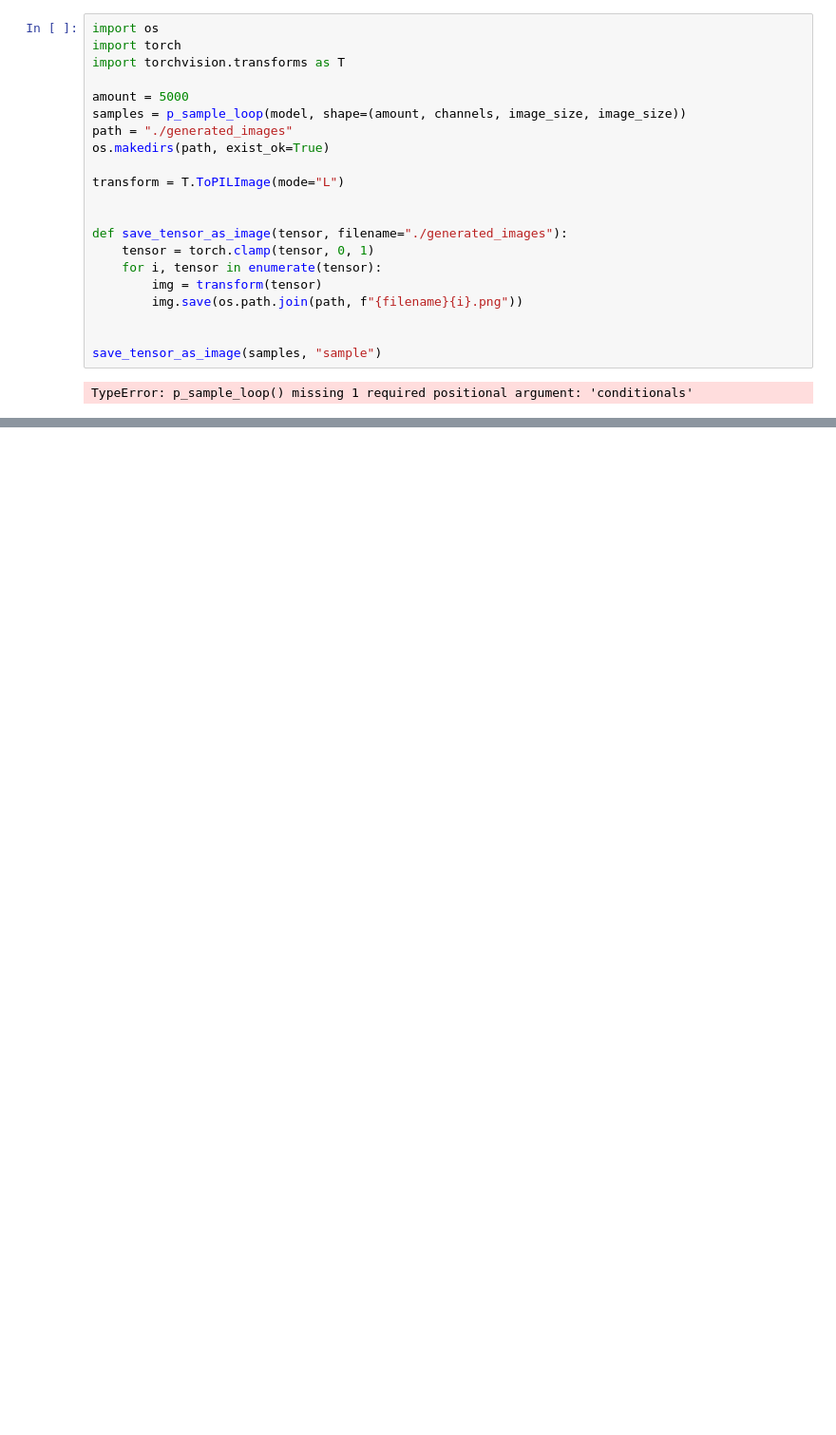
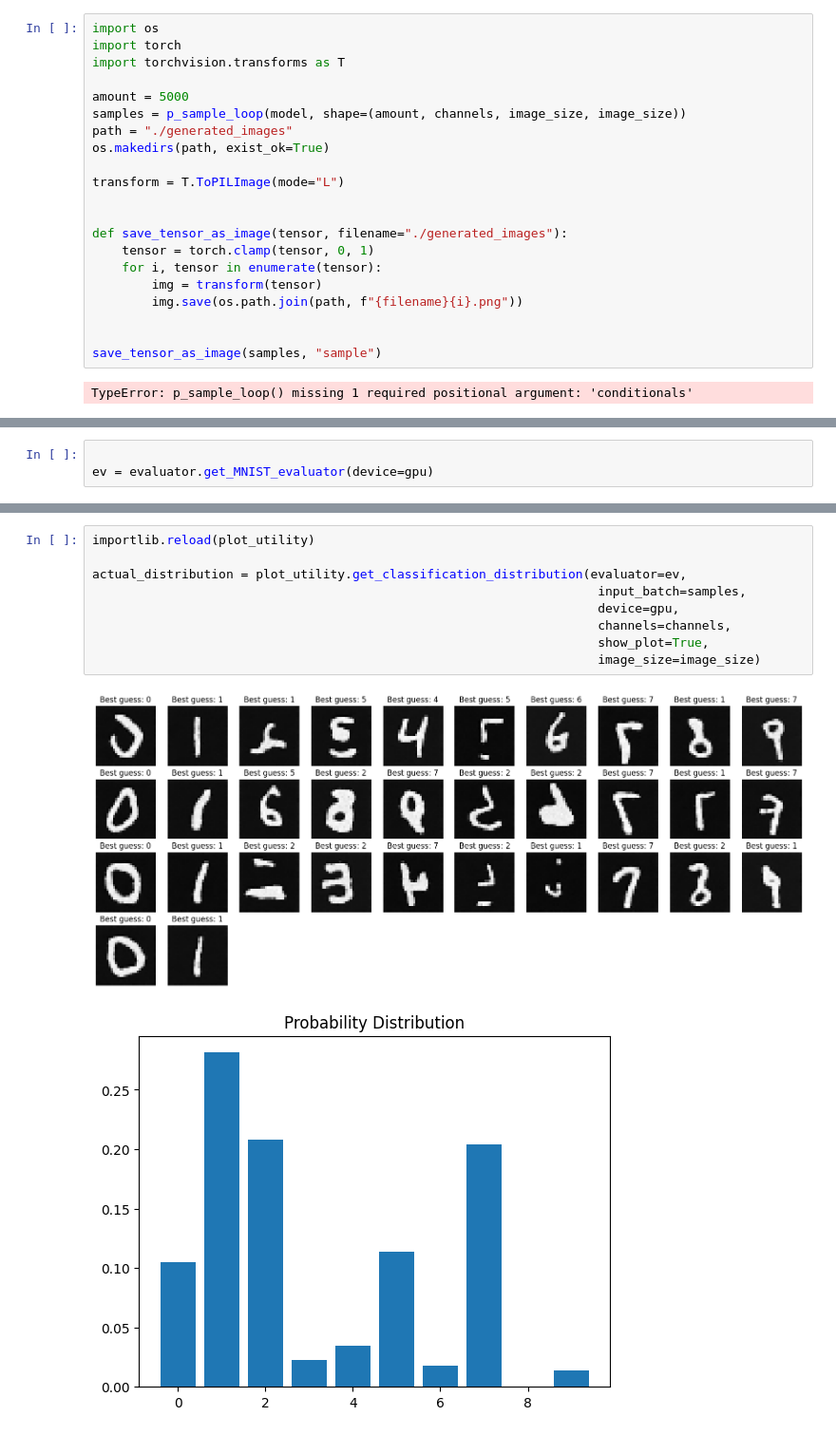
Before and after one commit to RamtinS/diffusion-model, a Jupyter notebook: DDPM.ipynb, the cells around one changed output, grey strips where cells are left out. Shown at 95% size. Cells and saved outputs as stored; diff of their text form; blank space fills up the shorter version.

```diff
--- a/DDPM.ipynb
+++ b/DDPM.ipynb
@@ -383,0 +407,3 @@ TypeError: p_sample_loop() missing 1 required positional argument: 'conditionals
+# %%
+
+ev = evaluator.get_MNIST_evaluator(device=gpu)
@@ -383,0 +421,12 @@ TypeError: p_sample_loop() missing 1 required positional argument: 'conditionals
+# %%
+importlib.reload(plot_utility)
+
+actual_distribution = plot_utility.get_classification_distribution(evaluator=ev,
+                                                                    input_batch=samples,
+                                                                    device=gpu,
+                                                                    channels=channels,
+                                                                    show_plot=True,
+                                                                    image_size=image_size)
+# %% [output]
+[figure, added]
+[figure, added]
```
Also changed, not shown: parts of 7 cells of this notebook, 1 other file.
